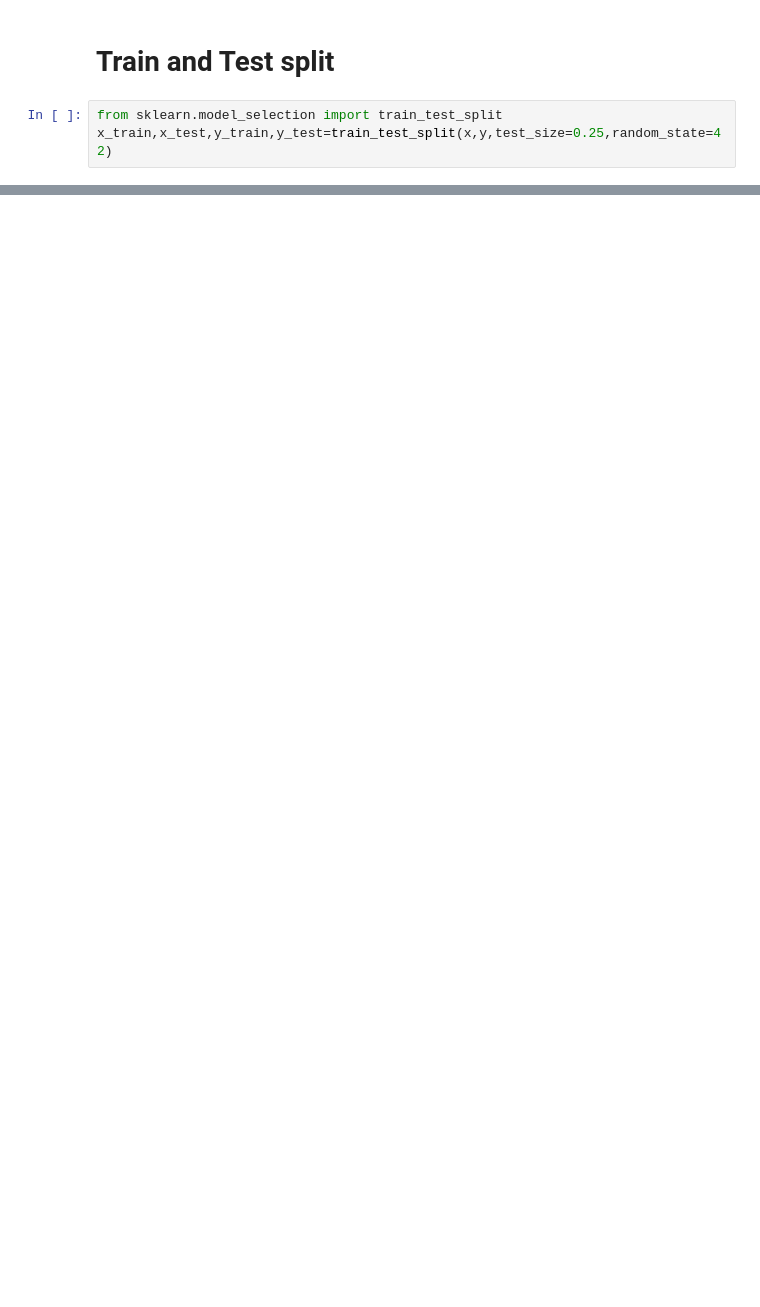
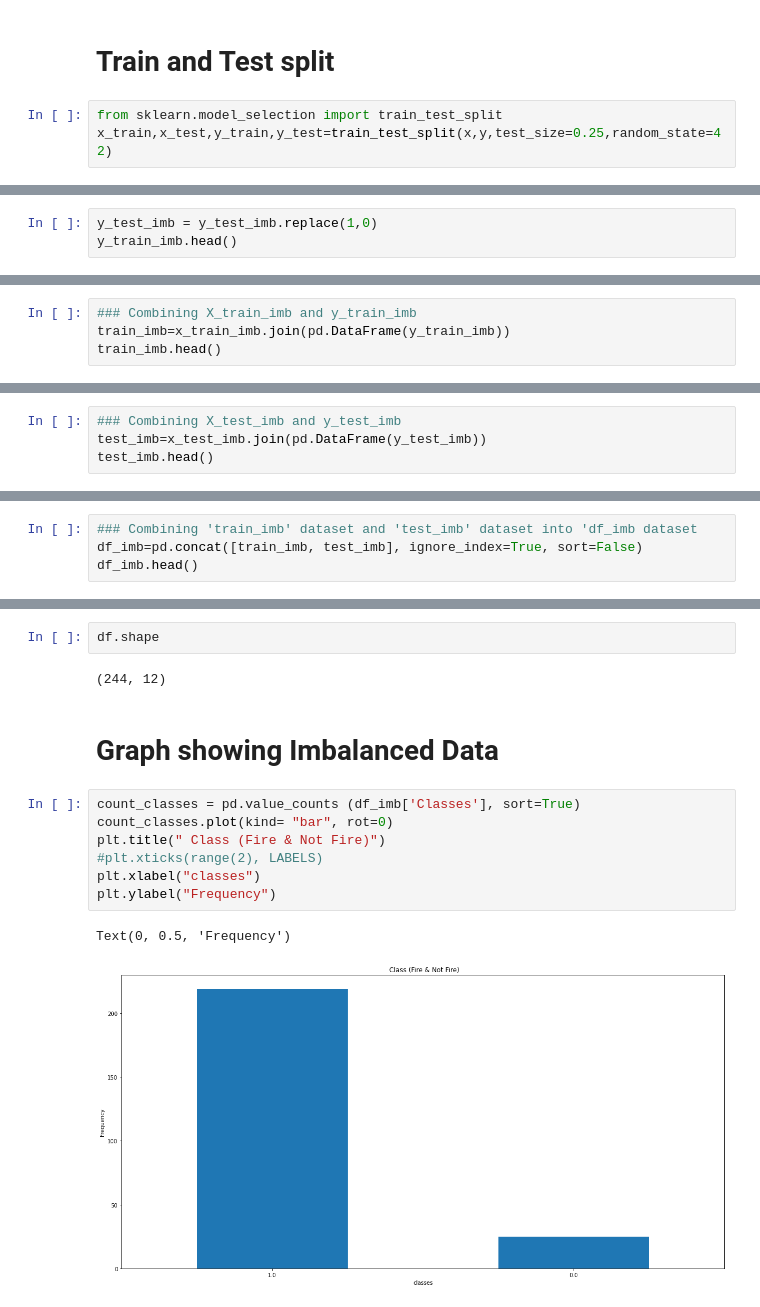
Before and after one commit to aakash-OM/aakash-OM-Algerian_Forest_Fire_ML_Model, a Jupyter notebook: 16_Oct_Logistic_Reg_on_Algerian_Dataset.ipynb, the cells around one changed output, grey strips where cells are left out. Drawn from its saved outputs; the diff is of its cells as text; blank space fills up the shorter version.

```diff
--- a/16_Oct_Logistic_Reg_on_Algerian_Dataset.ipynb
+++ b/16_Oct_Logistic_Reg_on_Algerian_Dataset.ipynb
@@ -333,0 +557,3 @@ LogisticRegression()
+# %%
+y_test_imb = y_test_imb.replace(1,0)
+y_train_imb.head()
@@ -333,0 +576,4 @@ LogisticRegression()
+# %%
+### Combining X_train_imb and y_train_imb
+train_imb=x_train_imb.join(pd.DataFrame(y_train_imb))
+train_imb.head()
@@ -333,0 +587,4 @@ LogisticRegression()
+# %%
+### Combining X_test_imb and y_test_imb
+test_imb=x_test_imb.join(pd.DataFrame(y_test_imb))
+test_imb.head()
@@ -333,0 +603,4 @@ LogisticRegression()
+# %%
+### Combining 'train_imb' dataset and 'test_imb' dataset into 'df_imb dataset
+df_imb=pd.concat([train_imb, test_imb], ignore_index=True, sort=False)
+df_imb.head()
@@ -333,0 +662,16 @@ LogisticRegression()
+# %%
+df.shape
+# %% [output]
+(244, 12)
+# %% [markdown]
+# Graph showing Imbalanced Data
+# %%
+count_classes = pd.value_counts (df_imb['Classes'], sort=True)
+count_classes.plot(kind= "bar", rot=0)
+plt.title(" Class (Fire & Not Fire)")
+#plt.xticks(range(2), LABELS)
+plt.xlabel("classes")
+plt.ylabel("Frequency")
+# %% [output]
+Text(0, 0.5, 'Frequency')
+[figure, added]
```
Also changed, not shown: parts of 145 cells of this notebook.
